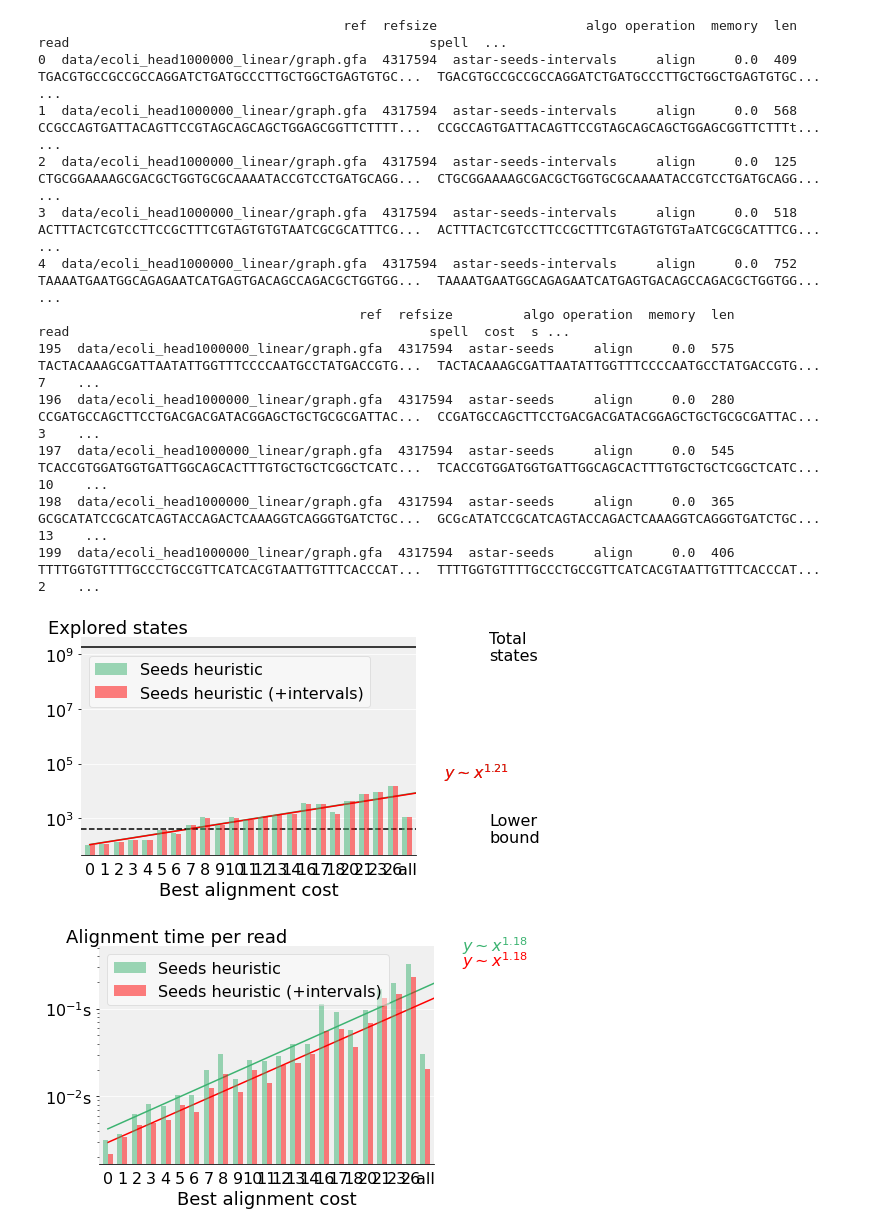
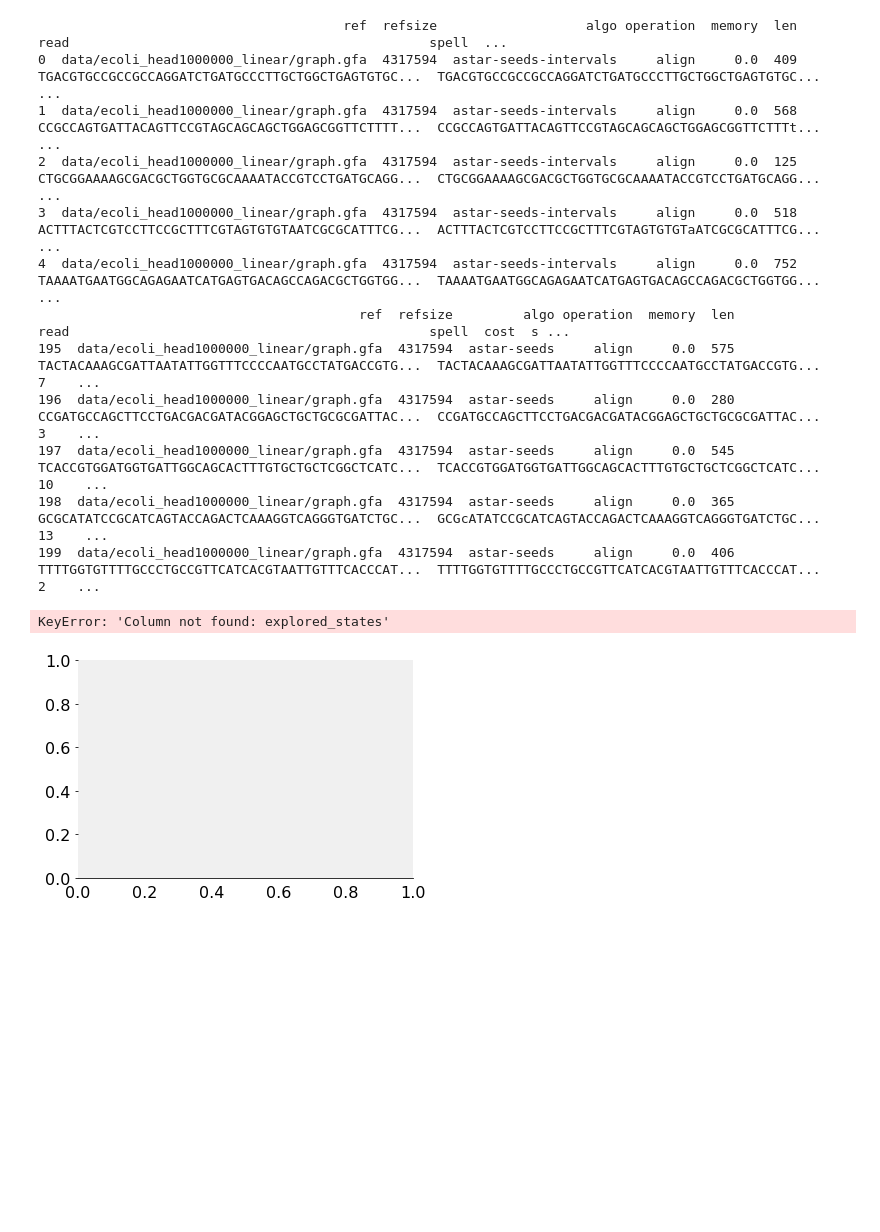
Before and after one commit to eth-sri/astarix, a Jupyter notebook: evals/astar_vs_dijkstra.ipynb, the cells around one changed output. Saved outputs shown, nothing was run; the diff lists cells and outputs as text; code cells hidden in the pictures; blank space fills up the shorter version.

```diff
--- a/evals/astar_vs_dijkstra.ipynb
+++ b/evals/astar_vs_dijkstra.ipynb
@@ -28,7 +128,7 @@ display(df.head())
 | 3 | graphs/pasgal-MHC1.gfa | 11611462 | astar-prefix | align | 0.0 | 100 | TAAAGAAATGTGACTCAGTGGTCCACATGGTTG... | TAAAGAAATGTGACTCAGTGGTCCACATGGTTG... | 0 | -1 | 2.74 | ... |
 | 4 | graphs/pasgal-MHC1.gfa | 11611462 | astar-prefix | align | 0.0 | 100 | CATTACTCAGGACAACAGAAGAGAAAGAGCAGG... | CATTACTCAGGACAACAGAAGAGAAAGAGCAGG... | 0 | -1 | 1.30 | ... |
 # %%
-def astar_vs_dijkstra_img(df, x, y, hline, prefix, algo1, algo2):
+def draw_one(df, x, y, hline, prefix, is_log=True, show_mean=True):
     #fig, ax = plt.subplots()
     fig, ax = plt.subplots(1, 1)
     fig.set_size_inches(6, 4, forward=True)
@@ -65,31 +165,13 @@ def astar_vs_dijkstra_img(df, x, y, hline, prefix, algo1, algo2):
     z = {}
     for algo in d.columns:
         s = d[algo].dropna()
-        z[algo] = np.polyfit(s.index, np.log(s), 1)
+        ydata = np.log(s) if is_log else s
+        z[algo] = np.polyfit(s.index, ydata, 1)
+
     xs = list(d.index)
-    d = d.append(df.groupby('algo')[y].mean().rename('all'))
+    if show_mean:
+        d = d.append(df.groupby('algo')[y].mean().rename('all'))
     xs.append(xs[-1]+0.8)  # extrapolation
-
-    # Best fit lines
-    for algo in d.columns:
-        regression_line = []
-        a, b = z[algo]
-        angle = math.atan2(a, abs(b)) * 180 / math.pi
-        for i in xs:
-            regression_line.append(np.exp(a*i+b))
-        ax.plot(xs, regression_line, linestyle='-', color=algo2color(algo))
-        label = '$y \sim x^{{{:0.2f}}}$'.format(np.exp(a))
-        ax.text(xs[-1], regression_line[-1], label, #rotation=angle,
-                color=algo2color(algo), ha='center', va='bottom', size=16, alpha=1)
-
-    # Times
-    for index, row in d.iterrows():
-        #print(row["astar-seeds"])
-        #print(row["astar-seeds-intervals"])
-        label = '{0:.3g}x'.format(row[algo1] / row[algo2])
-        tmp_x = index if index != 'all' else len(d)-1
-        tmp_y = np.exp((np.log(row[0]) + np.log(row[1])) / 2)
-        ax.text(tmp_x, tmp_y, label, ha='right', va='center', size=12, alpha=0.7)
 
     colors = [algo2color(algo) for algo in d.columns]
     d.columns = [ algo2beautiful(col) for col in d.columns ]
@@ -109,7 +191,8 @@ def astar_vs_dijkstra_img(df, x, y, hline, prefix, algo1, algo2):
         ax.axhline(y=df.len.median(), color='k', linestyle='--', label=df.ref[0])  # xmin=min(df[x]), xmax=max(df[x])+1,
         ax.text(max(df[x])+1.7, df.len.median(), 'Lower\nbound', ha='left', va='center', size=16)
 
-    ax.set_yscale('log')
+    if is_log:
+        ax.set_yscale('log')
 
     #ax.grid(True, which='both', axis='y', color='w')
     #ax.grid(False, axis='x', which='both')
@@ -125,4 +208,4 @@ def astar_vs_dijkstra_img(df, x, y, hline, prefix, algo1, algo2):
         ax.yaxis.set_major_formatter(ticker.FuncFormatter(lambda num, pos: myticks(num, pos)+'s'))
 
     #plt.savefig(prefix+'_'+x+'-'+y+'.pdf', bbox_inches='tight')
-    plt.savefig(plots_dir/(prefix+'_'+x+'-'+y+'.png'), bbox_inches='tight')
+    plt.savefig(plots_dir/(prefix+'_'+x+'-'+y+'.pdf'), bbox_inches='tight')
@@ -238,29 +241,29 @@ FileNotFoundError: [Errno 2] No such file or directory: 'results/ecoli_ccs_1000_
 # %%
 experiment_name = 'ecoli_ccs_1000_0errors_intervals_cmp'
 plots_dir = Path('plots')
 df = read_astarix_performance('results/ecoli_ccs_1000_0errors_intervals.tsv')
 df = df.append(read_astarix_performance('results/ecoli_ccs_1000_0errors_nointervals.tsv'), ignore_index=True)
 
 print(df.head())
 print(df.tail())
 
-astar_vs_dijkstra_img(df, y='explored_states', x='cost', hline=True, prefix='heuristic_'+experiment_name, algo1="astar-seeds", algo2="astar-seeds-intervals")
-astar_vs_dijkstra_img(df, y='t(map)', x='cost', hline=False, prefix='heuristic_'+experiment_name, algo1="astar-seeds", algo2="astar-seeds-intervals")
+astar_vs_dijkstra_img(df, y='explored_states', x='cost', hline=True, prefix='heuristic_'+experiment_name, algo1="astar-seeds", algo2="astar-seeds-intervals", show_mean=True)
+astar_vs_dijkstra_img(df, y='t(map)', x='cost', hline=False, prefix='heuristic_'+experiment_name, algo1="astar-seeds", algo2="astar-seeds-intervals", show_mean=False)
 # %% [output]
                                        ref  refsize                   algo operation  memory  len                                               read                                              spell  ...
 0  data/ecoli_head1000000_linear/graph.gfa  4317594  astar-seeds-intervals     align     0.0  409  TGACGTGCCGCCGCCAGGATCTGATGCCCTTGCTGGCTGAGTGTGC...  TGACGTGCCGCCGCCAGGATCTGATGCCCTTGCTGGCTGAGTGTGC...  ...
 1  data/ecoli_head1000000_linear/graph.gfa  4317594  astar-seeds-intervals     align     0.0  568  CCGCCAGTGATTACAGTTCCGTAGCAGCAGCTGGAGCGGTTCTTTT...  CCGCCAGTGATTACAGTTCCGTAGCAGCAGCTGGAGCGGTTCTTTt...  ...
 2  data/ecoli_head1000000_linear/graph.gfa  4317594  astar-seeds-intervals     align     0.0  125  CTGCGGAAAAGCGACGCTGGTGCGCAAAATACCGTCCTGATGCAGG...  CTGCGGAAAAGCGACGCTGGTGCGCAAAATACCGTCCTGATGCAGG...  ...
 3  data/ecoli_head1000000_linear/graph.gfa  4317594  astar-seeds-intervals     align     0.0  518  ACTTTACTCGTCCTTCCGCTTTCGTAGTGTGTAATCGCGCATTTCG...  ACTTTACTCGTCCTTCCGCTTTCGTAGTGTGTaATCGCGCATTTCG...  ...
 4  data/ecoli_head1000000_linear/graph.gfa  4317594  astar-seeds-intervals     align     0.0  752  TAAAATGAATGGCAGAGAATCATGAGTGACAGCCAGACGCTGGTGG...  TAAAATGAATGGCAGAGAATCATGAGTGACAGCCAGACGCTGGTGG...  ...
                                          ref  refsize         algo operation  memory  len                                               read                                              spell  cost  s ...
 195  data/ecoli_head1000000_linear/graph.gfa  4317594  astar-seeds     align     0.0  575  TACTACAAAGCGATTAATATTGGTTTCCCCAATGCCTATGACCGTG...  TACTACAAAGCGATTAATATTGGTTTCCCCAATGCCTATGACCGTG...     7    ...
 196  data/ecoli_head1000000_linear/graph.gfa  4317594  astar-seeds     align     0.0  280  CCGATGCCAGCTTCCTGACGACGATACGGAGCTGCTGCGCGATTAC...  CCGATGCCAGCTTCCTGACGACGATACGGAGCTGCTGCGCGATTAC...     3    ...
 197  data/ecoli_head1000000_linear/graph.gfa  4317594  astar-seeds     align     0.0  545  TCACCGTGGATGGTGATTGGCAGCACTTTGTGCTGCTCGGCTCATC...  TCACCGTGGATGGTGATTGGCAGCACTTTGTGCTGCTCGGCTCATC...    10    ...
 198  data/ecoli_head1000000_linear/graph.gfa  4317594  astar-seeds     align     0.0  365  GCGCATATCCGCATCAGTACCAGACTCAAAGGTCAGGGTGATCTGC...  GCGcATATCCGCATCAGTACCAGACTCAAAGGTCAGGGTGATCTGC...    13    ...
 199  data/ecoli_head1000000_linear/graph.gfa  4317594  astar-seeds     align     0.0  406  TTTTGGTGTTTTGCCCTGCCGTTCATCACGTAATTGTTTCACCCAT...  TTTTGGTGTTTTGCCCTGCCGTTCATCACGTAATTGTTTCACCCAT...     2    ...
+KeyError: 'Column not found: explored_states'
-[figure, old version]
+[figure, new version]
-[figure, removed]
 # %%
 experiment_name = 'ecoli_clr_1000_2errors_intervals_cmp'
 plots_dir = Path('plots')
```
Also changed, not shown: parts of 12 cells of this notebook, 6 other files.
